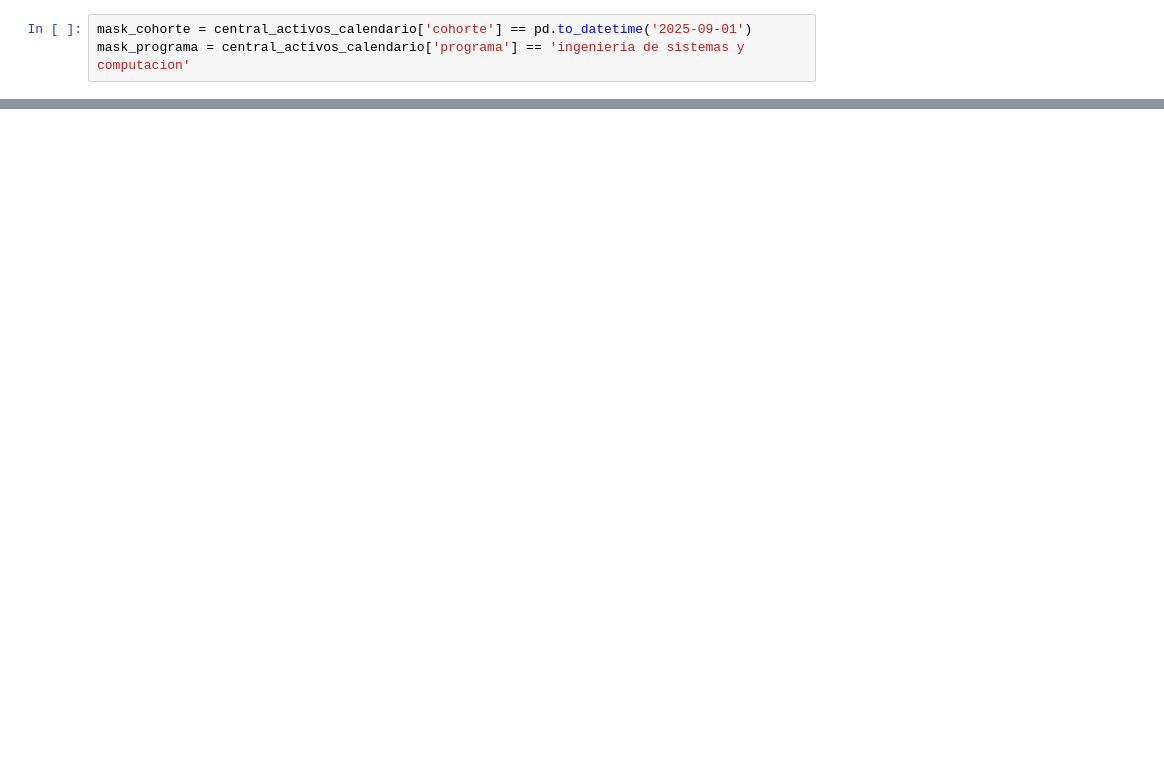
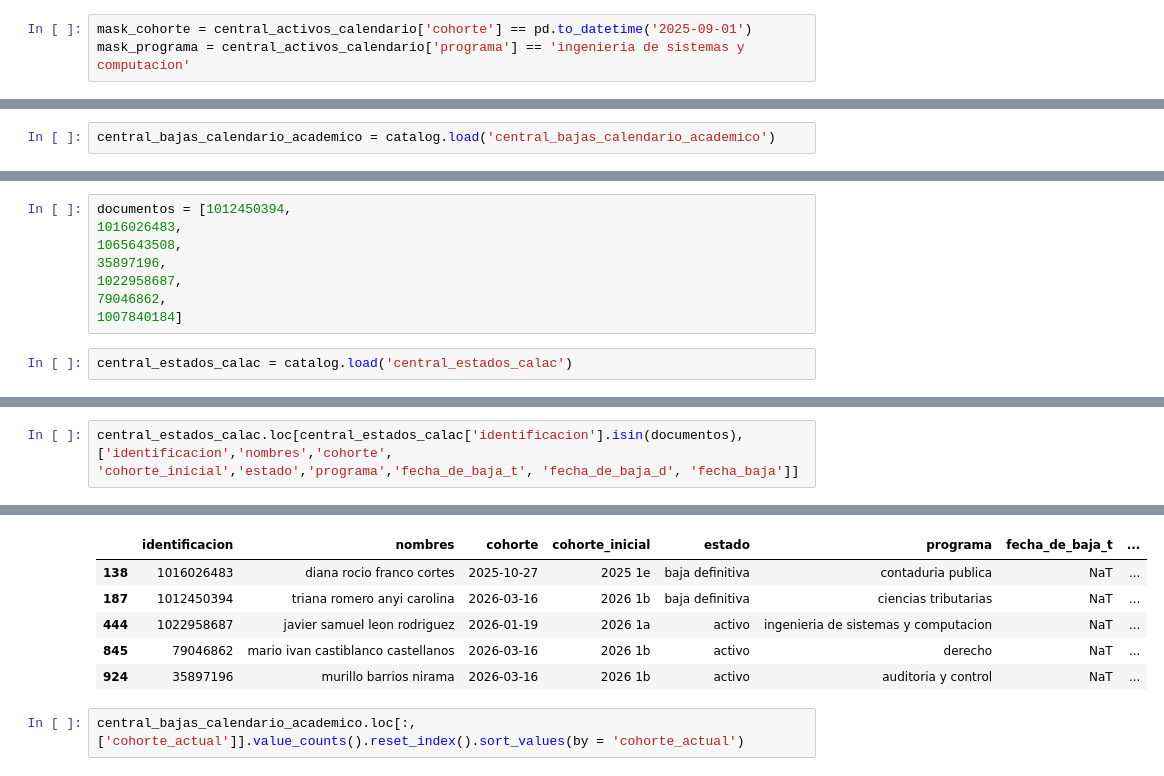
Before and after one commit to juanjimenez-design/central_perm_flow, a Jupyter notebook: notebooks/nb_calac_activos_baj_grad.ipynb, the cells around one changed output, grey strips where cells are left out. Saved outputs shown, nothing was run; the diff lists cells and outputs as text; blank space fills up the shorter version.

Commit message:
Notebook: nb_calac_activos_baj_grad se modificó para agregar recuperos

```diff
--- a/notebooks/nb_calac_activos_baj_grad.ipynb
+++ b/notebooks/nb_calac_activos_baj_grad.ipynb
@@ -541,0 +351,2 @@ central_activos_calendario[mask_cohorte & mask_programa]
+# %%
+central_bajas_calendario_academico = catalog.load('central_bajas_calendario_academico')
@@ -541,0 +386,10 @@ central_activos_calendario[mask_cohorte & mask_programa]
+# %%
+documentos = [1012450394,
+1016026483,
+1065643508,
+35897196,
+1022958687,
+79046862,
+1007840184]
+# %%
+central_estados_calac = catalog.load('central_estados_calac')
@@ -541,0 +398,3 @@ central_activos_calendario[mask_cohorte & mask_programa]
+# %%
+central_estados_calac.loc[central_estados_calac['identificacion'].isin(documentos), ['identificacion','nombres','cohorte', 'cohorte_inicial','estado','programa','fecha_de_baja_t', 'fecha_de_baja_d', 'fecha_baja']]
+# %% [output]
@@ -541,0 +402,8 @@ central_activos_calendario[mask_cohorte & mask_programa]
+|  | identificacion | nombres | cohorte | cohorte_inicial | estado | programa | fecha_de_baja_t | ... |
+| 138 | 1016026483 | diana rocio franco cortes | 2025-10-27 | 2025 1e | baja definitiva | contaduria publica | NaT | ... |
+| 187 | 1012450394 | triana romero anyi carolina | 2026-03-16 | 2026 1b | baja definitiva | ciencias tributarias | NaT | ... |
+| 444 | 1022958687 | javier samuel leon rodriguez | 2026-01-19 | 2026 1a | activo | ingenieria de sistemas y computacion | NaT | ... |
+| 845 | 79046862 | mario ivan castiblanco castellanos | 2026-03-16 | 2026 1b | activo | derecho | NaT | ... |
+| 924 | 35897196 | murillo barrios nirama | 2026-03-16 | 2026 1b | activo | auditoria y control | NaT | ... |
+# %%
+central_bajas_calendario_academico.loc[:,['cohorte_actual']].value_counts().reset_index().sort_values(by = 'cohorte_actual')
```
Also changed, not shown: parts of 36 cells of this notebook.
